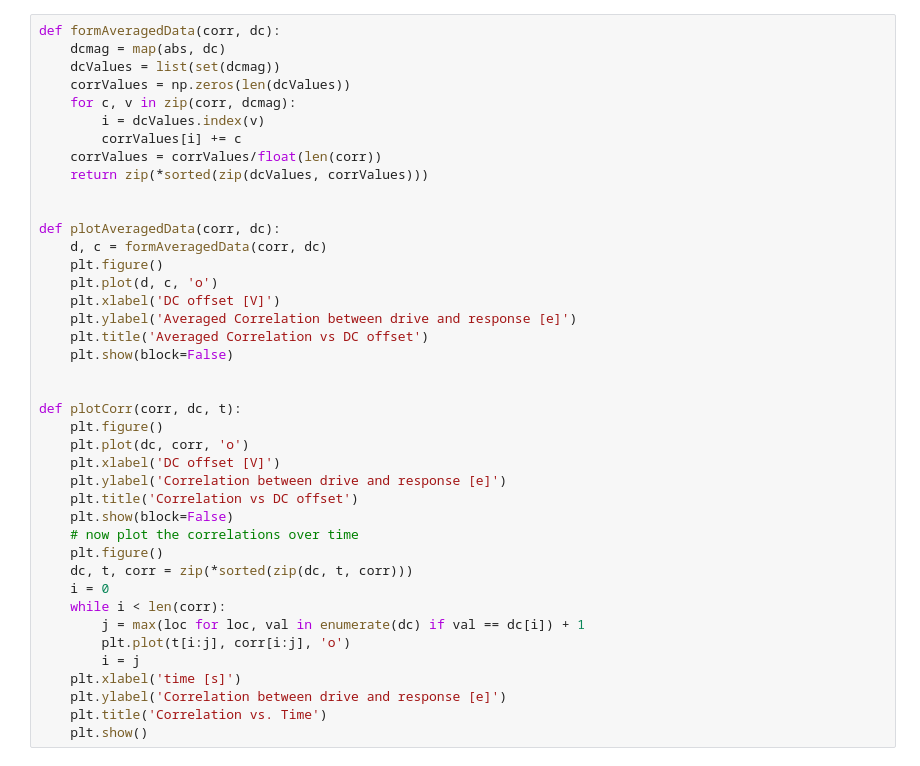
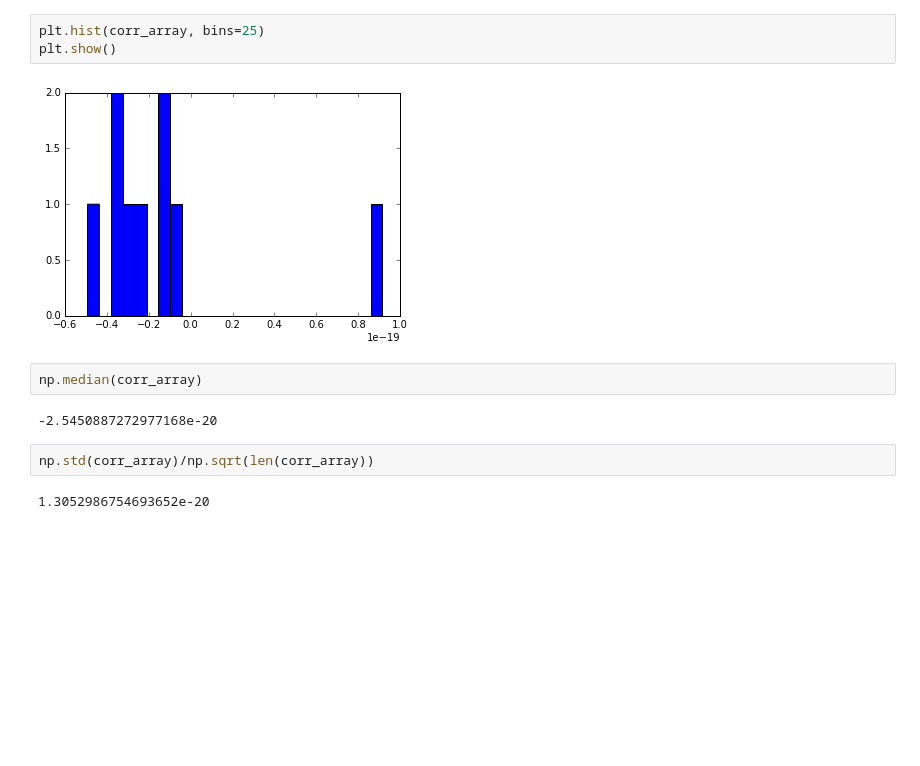
Before and after one commit to microspheres/Optlev, a Jupyter notebook: scripts/correlation_steps_notebook.ipynb, the cells around one changed output. Drawn from its saved outputs; the diff is of its cells as text; blank space fills up the shorter version.

```diff
--- a/scripts/correlation_steps_notebook.ipynb
+++ b/scripts/correlation_steps_notebook.ipynb
@@ -76,41 +44,13 @@ plt.show()
-# %%
-def formAveragedData(corr, dc):
-    dcmag = map(abs, dc)
-    dcValues = list(set(dcmag))
-    corrValues = np.zeros(len(dcValues))
-    for c, v in zip(corr, dcmag):
-        i = dcValues.index(v)
-        corrValues[i] += c
-    corrValues = corrValues/float(len(corr))
-    return zip(*sorted(zip(dcValues, corrValues)))
-
-
-def plotAveragedData(corr, dc):
-    d, c = formAveragedData(corr, dc)
-    plt.figure()
-    plt.plot(d, c, 'o')
-    plt.xlabel('DC offset [V]')
-    plt.ylabel('Averaged Correlation between drive and response [e]')
-    plt.title('Averaged Correlation vs DC offset')
-    plt.show(block=False)
-
-
-def plotCorr(corr, dc, t):
-    plt.figure()
-    plt.plot(dc, corr, 'o')
-    plt.xlabel('DC offset [V]')
-    plt.ylabel('Correlation between drive and response [e]')
-    plt.title('Correlation vs DC offset')
-    plt.show(block=False)
-    # now plot the correlations over time
-    plt.figure()
-    dc, t, corr = zip(*sorted(zip(dc, t, corr)))
-    i = 0
-    while i < len(corr):
-        j = max(loc for loc, val in enumerate(dc) if val == dc[i]) + 1
-        plt.plot(t[i:j], corr[i:j], 'o')
-        i = j
-    plt.xlabel('time [s]')
-    plt.ylabel('Correlation between drive and response [e]')
-    plt.title('Correlation vs. Time')
-    plt.show()
+# %%
+plt.hist(corr_array, bins=25)
+plt.show()
+# %% [output]
+[figure, added]
+# %%
+np.median(corr_array)
+# %% [output]
+-2.5450887272977168e-20
+# %%
+np.std(corr_array)/np.sqrt(len(corr_array))
+# %% [output]
+1.3052986754693652e-20
```
Also changed, not shown: parts of 14 cells of this notebook, 2 other files.
